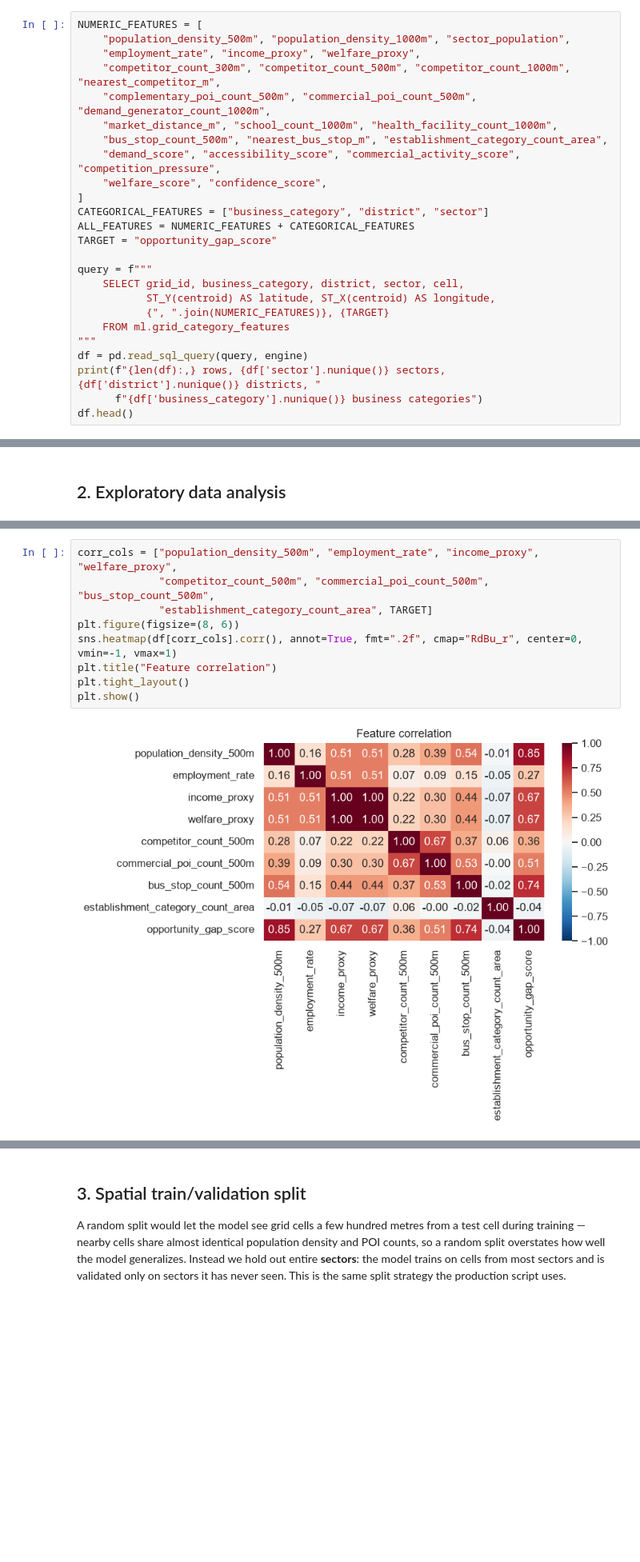
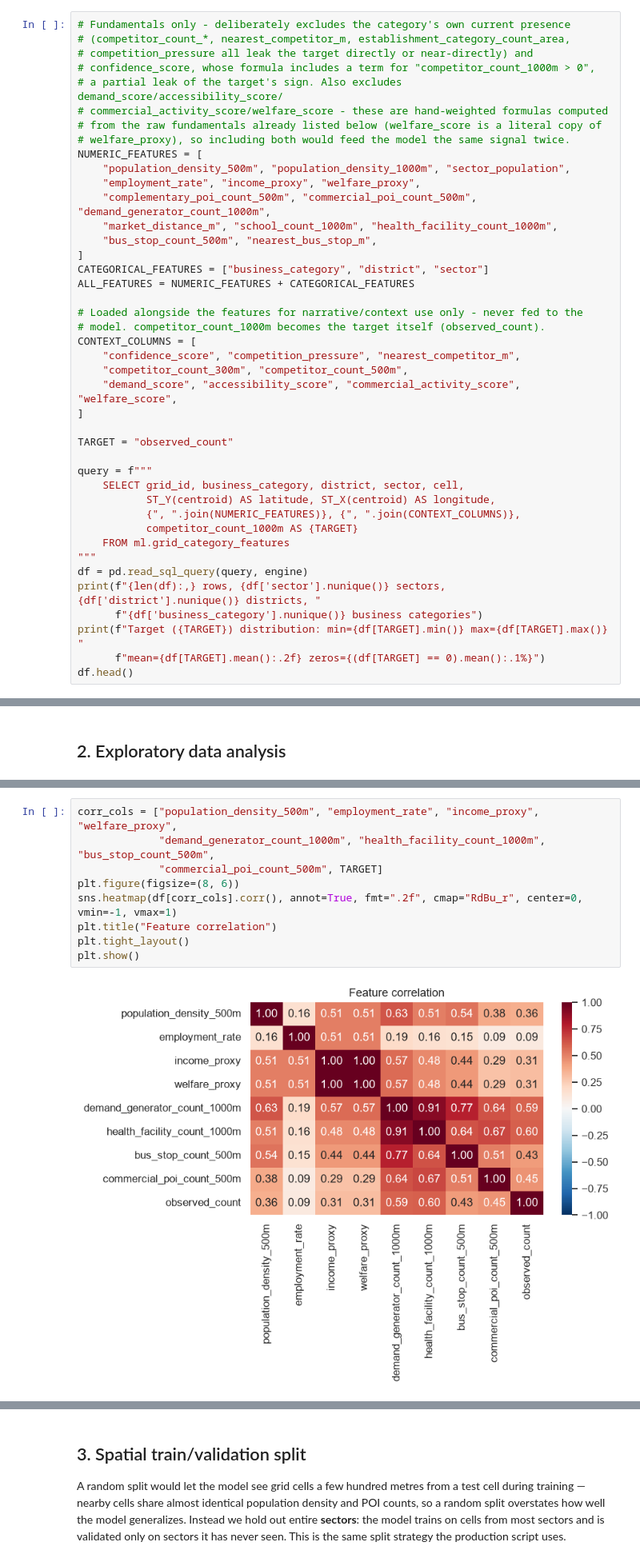
Before and after one commit to Alliance-D/bizintel-backend, a Jupyter notebook: ml/notebooks/model_development.ipynb, the cells around one changed output, grey strips where cells are left out. Shown at 80% size. Saved outputs shown, nothing was run; the diff lists cells and outputs as text; blank space fills up the shorter version.

Commit message:
Surface village/location_label on the opportunity map, rework the training notebook for the gap model

```diff
--- a/ml/notebooks/model_development.ipynb
+++ b/ml/notebooks/model_development.ipynb
@@ -45,29 +55,46 @@ Connected: 127.0.0.1:5432/bizintel
 
 One row = one grid cell x one business category. Loaded directly from `ml.grid_category_features`, the same table the production training script reads.
 # %%
+# Fundamentals only - deliberately excludes the category's own current presence
+# (competitor_count_*, nearest_competitor_m, establishment_category_count_area,
+# competition_pressure all leak the target directly or near-directly) and
+# confidence_score, whose formula includes a term for "competitor_count_1000m > 0",
+# a partial leak of the target's sign. Also excludes demand_score/accessibility_score/
+# commercial_activity_score/welfare_score - these are hand-weighted formulas computed
+# from the raw fundamentals already listed below (welfare_score is a literal copy of
+# welfare_proxy), so including both would feed the model the same signal twice.
 NUMERIC_FEATURES = [
     "population_density_500m", "population_density_1000m", "sector_population",
     "employment_rate", "income_proxy", "welfare_proxy",
-    "competitor_count_300m", "competitor_count_500m", "competitor_count_1000m", "nearest_competitor_m",
     "complementary_poi_count_500m", "commercial_poi_count_500m", "demand_generator_count_1000m",
     "market_distance_m", "school_count_1000m", "health_facility_count_1000m",
-    "bus_stop_count_500m", "nearest_bus_stop_m", "establishment_category_count_area",
-    "demand_score", "accessibility_score", "commercial_activity_score", "competition_pressure",
-    "welfare_score", "confidence_score",
+    "bus_stop_count_500m", "nearest_bus_stop_m",
 ]
 CATEGORICAL_FEATURES = ["business_category", "district", "sector"]
 ALL_FEATURES = NUMERIC_FEATURES + CATEGORICAL_FEATURES
-TARGET = "opportunity_gap_score"
+
+# Loaded alongside the features for narrative/context use only - never fed to the
+# model. competitor_count_1000m becomes the target itself (observed_count).
+CONTEXT_COLUMNS = [
+    "confidence_score", "competition_pressure", "nearest_competitor_m",
+    "competitor_count_300m", "competitor_count_500m",
+    "demand_score", "accessibility_score", "commercial_activity_score", "welfare_score",
+]
+
+TARGET = "observed_count"
 
 query = f"""
     SELECT grid_id, business_category, district, sector, cell,
            ST_Y(centroid) AS latitude, ST_X(centroid) AS longitude,
-           {", ".join(NUMERIC_FEATURES)}, {TARGET}
+           {", ".join(NUMERIC_FEATURES)}, {", ".join(CONTEXT_COLUMNS)},
+           competitor_count_1000m AS {TARGET}
     FROM ml.grid_category_features
 """
 df = pd.read_sql_query(query, engine)
 print(f"{len(df):,} rows, {df['sector'].nunique()} sectors, {df['district'].nunique()} districts, "
       f"{df['business_category'].nunique()} business categories")
+print(f"Target ({TARGET}) distribution: min={df[TARGET].min()} max={df[TARGET].max()} "
+      f"mean={df[TARGET].mean():.2f} zeros={(df[TARGET] == 0).mean():.1%}")
 df.head()
 # %% [output]
 5,655 rows, 35 sectors, 3 districts, 5 business categories
@@ -123,12 +150,12 @@ plt.show()
 # %%
 corr_cols = ["population_density_500m", "employment_rate", "income_proxy", "welfare_proxy",
-             "competitor_count_500m", "commercial_poi_count_500m", "bus_stop_count_500m",
-             "establishment_category_count_area", TARGET]
+             "demand_generator_count_1000m", "health_facility_count_1000m", "bus_stop_count_500m",
+             "commercial_poi_count_500m", TARGET]
 plt.figure(figsize=(8, 6))
 sns.heatmap(df[corr_cols].corr(), annot=True, fmt=".2f", cmap="RdBu_r", center=0, vmin=-1, vmax=1)
 plt.title("Feature correlation")
 plt.tight_layout()
 plt.show()
 # %% [output]
-[figure, old version]
+[figure, new version]
 # %% [markdown]
```
Also changed, not shown: parts of 18 cells of this notebook, 1 other file.
